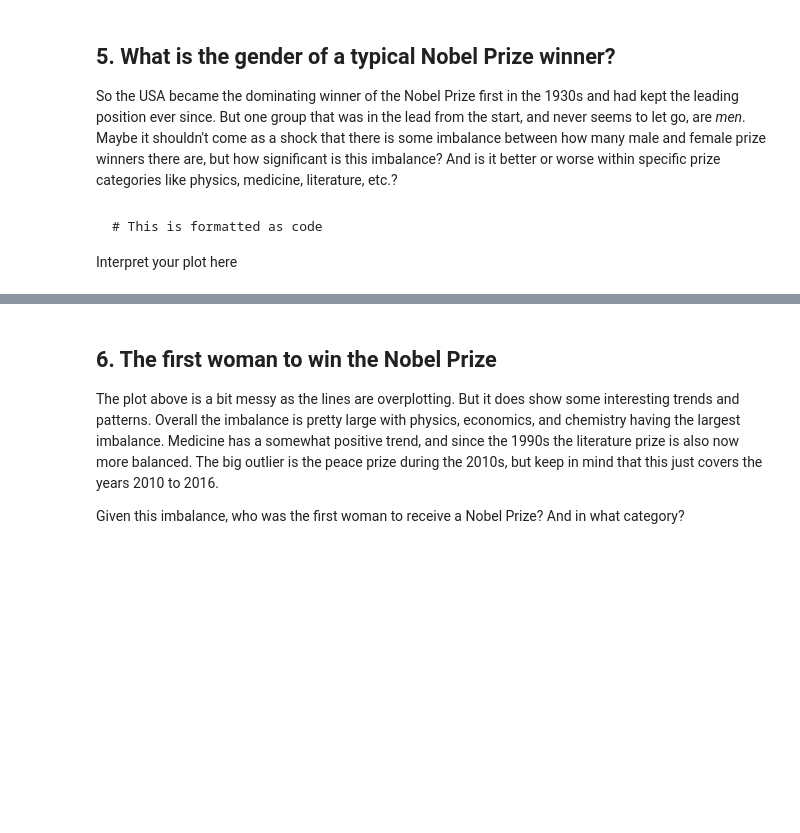
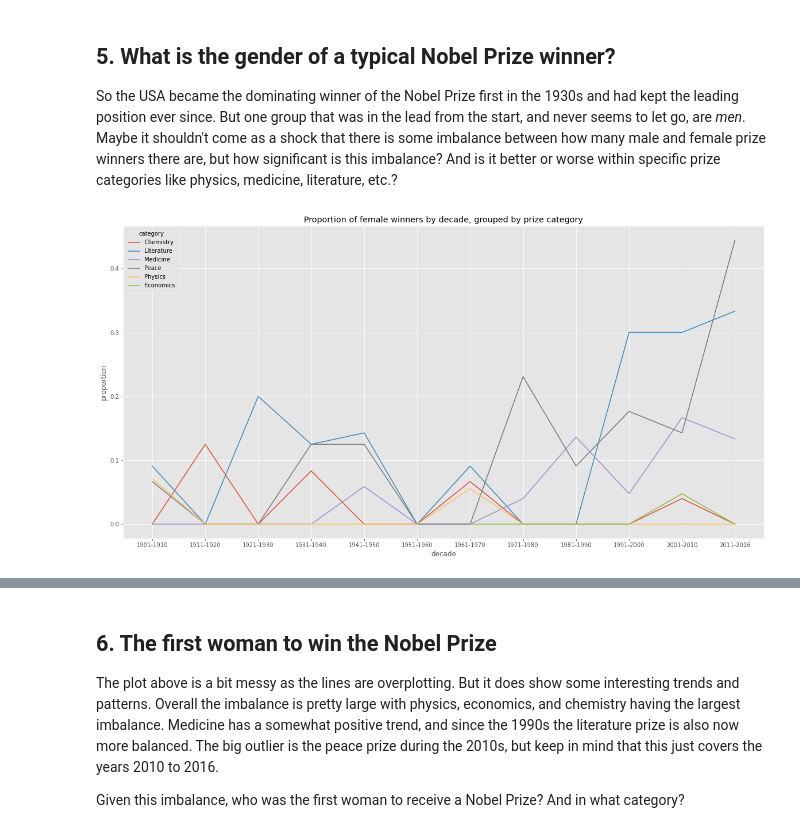
Before and after one commit to ThapeloMarakalla/A-Visual-History-of-Nobel-Prize-Winners, a Jupyter notebook: code/nobelprizewinners.ipynb, the cells around one changed output, grey strips where cells are left out. Cells and saved outputs as stored; diff of their text form; code cells hidden in the pictures; blank space fills up the shorter version.

Commit message:
analysing female winners

````diff
--- a/code/nobelprizewinners.ipynb
+++ b/code/nobelprizewinners.ipynb
@@ -168,18 +168,17 @@ it declined between 1961-170 then increasing again.
 # %% [markdown]
 ## 5. What is the gender of a typical Nobel Prize winner?
 <p>So the USA became the dominating winner of the Nobel Prize first in the 1930s and had kept the leading position ever since. But one group that was in the lead from the start, and never seems to let go, are <em>men</em>. Maybe it shouldn't come as a shock that there is some imbalance between how many male and female prize winners there are, but how significant is this imbalance? And is it better or worse within specific prize categories like physics, medicine, literature, etc.?</p>
-# %%
-# Calculating the proportion of female laureates per decade
-nobel['female_winner'] = ...
-prop_female_winners = ...
-
-# Plot proportion of female winners by decade, grouped by prize category (physics, medicine, etc)
-# ... YOUR CODE FOR TASK 5 ...
-# %% [markdown]
-
-
-```
-# This is formatted as code
-```
-
- Interpret your plot here
+# %%
+# Calculating the proportion of female laureates per decade
+nobel['female_winner'] = nobel.sex == 'Female'
+prop_female_winners= pd.DataFrame(nobel[nobel.female_winner == True][['decade', 'category']].value_counts() / nobel[['decade', 'category']].value_counts()).fillna(0).reset_index()
+prop_female_winners.rename({0:'proportion'}, axis=1,inplace=True)
+prop_female_winners.decade = prop_female_winners.decade.map(dict(zip(range(12), index)))
+# %%
+# Plot proportion of female winners by decade, grouped by prize category (physics, medicine, etc)
+plt.figure(figsize=(20,10))
+sns.lineplot(data=prop_female_winners,x='decade', y='proportion', hue='category')
+plt.title('Proportion of female winners by decade, grouped by prize category')
+plt.show()
+# %% [output]
+[figure, added]
````
Also changed, not shown: parts of 5 cells of this notebook.
